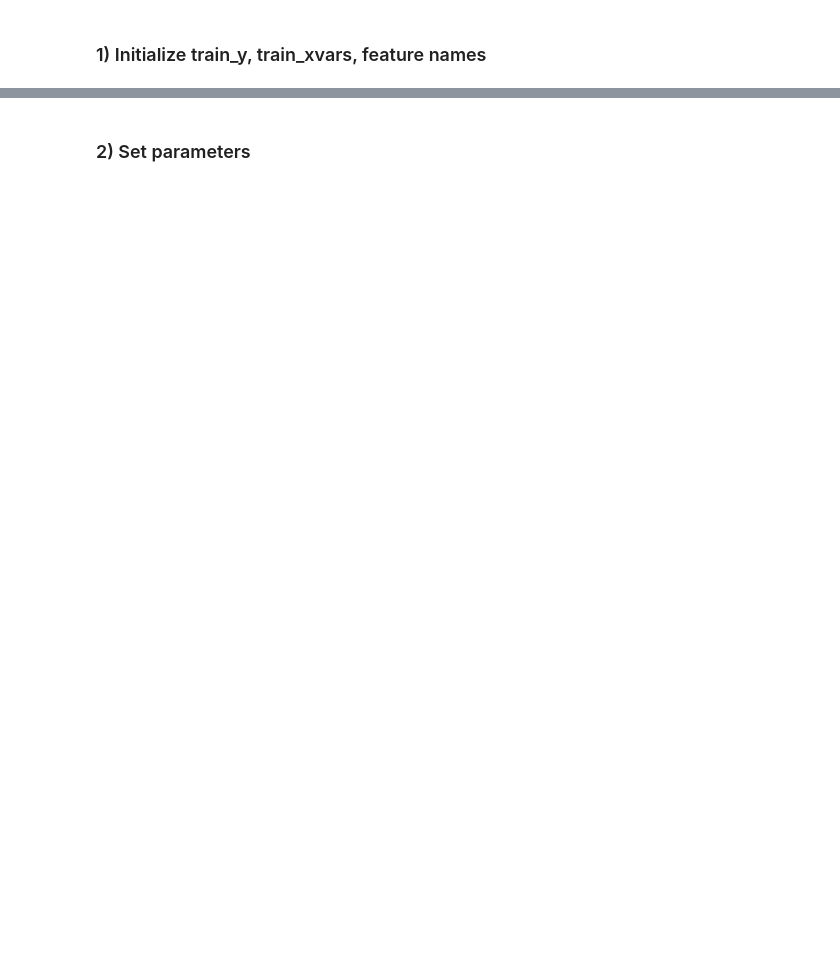
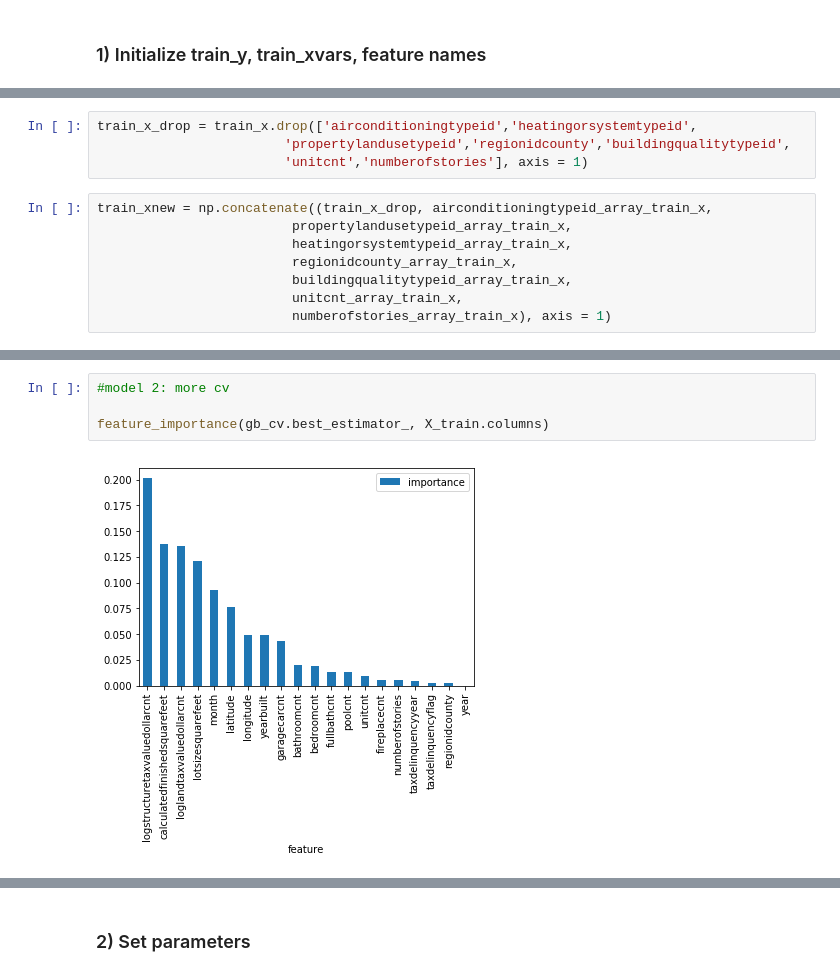
Before and after one commit to pmasiphelps/ZillowPillow, a Jupyter notebook: Zillow_working_PMP.ipynb, the cells around one changed output, grey strips where cells are left out. Drawn from its saved outputs; the diff is of its cells as text; blank space fills up the shorter version.

```diff
--- a/Zillow_working_PMP.ipynb
+++ b/Zillow_working_PMP.ipynb
@@ -107 +187,13 @@ train_sample = train_master.sample(frac=0.7)
+# %%
+train_x_drop = train_x.drop(['airconditioningtypeid','heatingorsystemtypeid',
+                        'propertylandusetypeid','regionidcounty','buildingqualitytypeid',
+                        'unitcnt','numberofstories'], axis = 1)
+# %%
+train_xnew = np.concatenate((train_x_drop, airconditioningtypeid_array_train_x,
+                         propertylandusetypeid_array_train_x,
+                         heatingorsystemtypeid_array_train_x,
+                         regionidcounty_array_train_x,
+                         buildingqualitytypeid_array_train_x,
+                         unitcnt_array_train_x,
+                         numberofstories_array_train_x), axis = 1)
 # %%
@@ -120,0 +255,6 @@ Shape test: (2985217, 35)
+# %%
+#model 2: more cv
+
+feature_importance(gb_cv.best_estimator_, X_train.columns)
+# %% [output]
+[figure, added]
```
Also changed, not shown: parts of 46 cells of this notebook.
